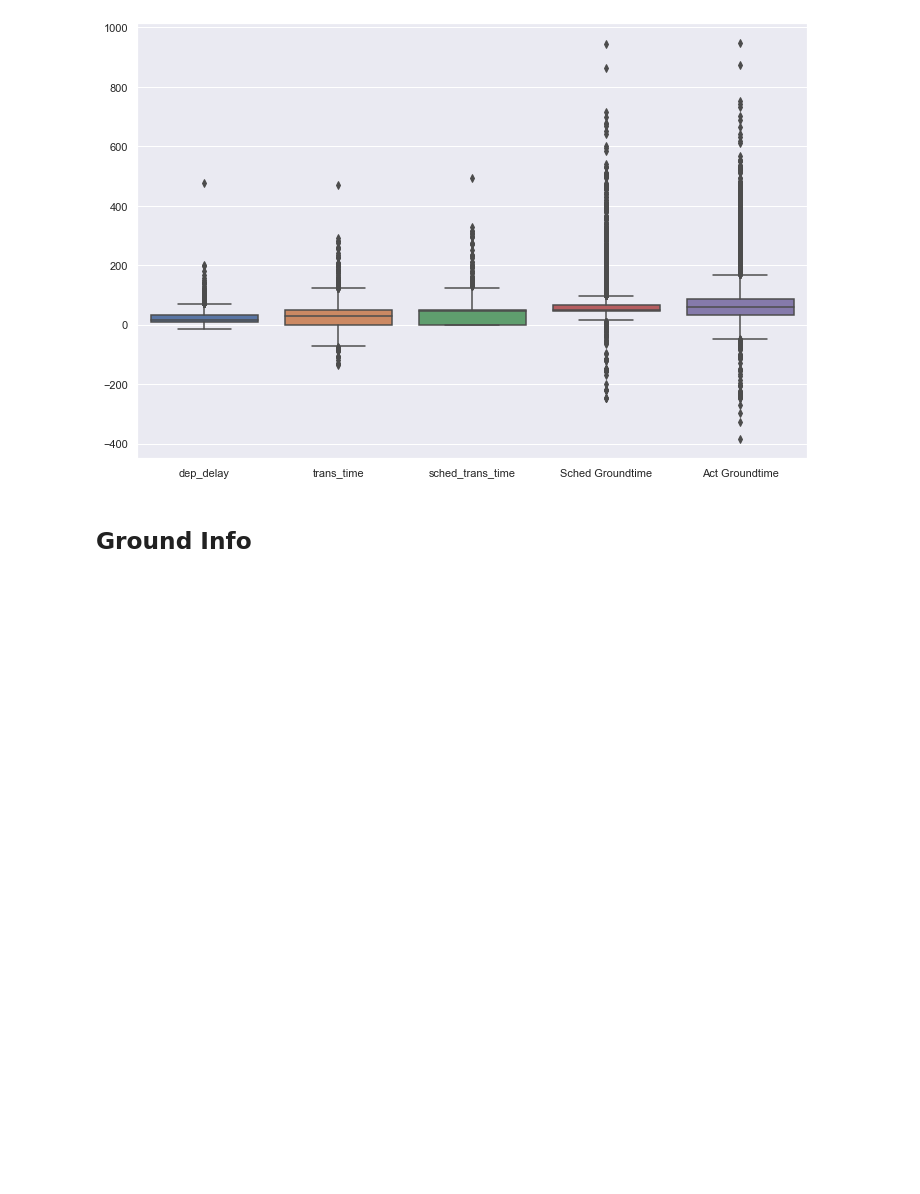
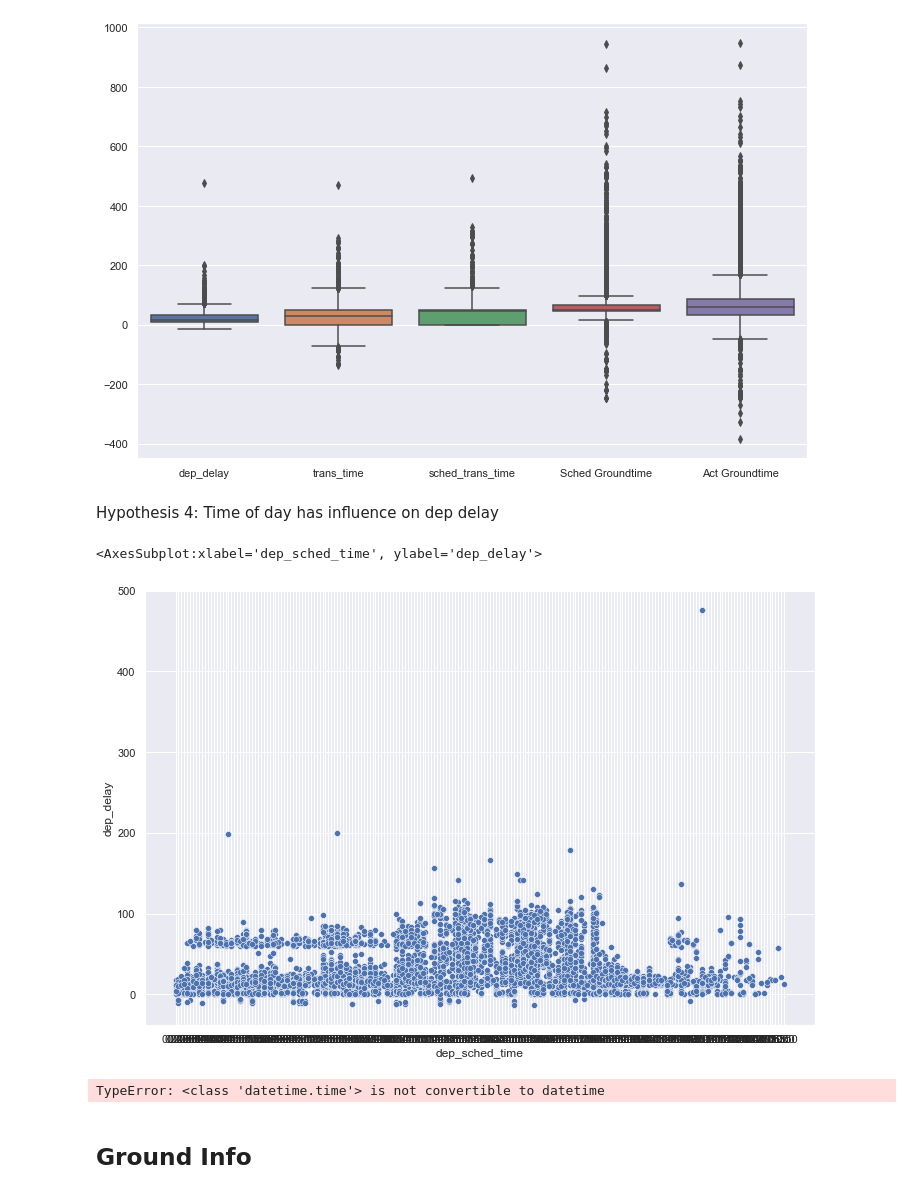
Before and after one commit to Paul1911/Delay-Prediction, a Jupyter notebook: notebooks/model_engineering.ipynb, the cells around one changed output. Cells and saved outputs as stored; diff of their text form; code cells hidden in the pictures; blank space fills up the shorter version.

```diff
--- a/notebooks/model_engineering.ipynb
+++ b/notebooks/model_engineering.ipynb
@@ -25,3 +94,13 @@ def na_count(df):
     '''Takes a Pandas dataframe as input and returns NA-Values per attribute.'''
     for attribute in df.columns:
         print(str(attribute) + " NAs: " + str(df[attribute].isna().sum()) + "(" + str(round(df[attribute].isna().sum() / df[attribute].count() *100, 2)) + "%)" )
+# %%
+# Read files
+
+flt_info = pd.read_csv('../data/raw/flight_information.csv', index_col = 0)
+ground_info = pd.read_csv('../data/raw/ground_information.csv', index_col = 0)
+
+# Variable type conversions
+flt_info['m_offblockdt'] = pd.to_datetime(flt_info['m_offblockdt'])
+flt_info['arr_sched_time'] = pd.to_datetime(flt_info['arr_sched_time'])
+flt_info['dep_sched_time'] = pd.to_datetime(flt_info['dep_sched_time'])
@@ -101,6 +237,26 @@ sns.boxplot(data = flt_info.drop(['leg_no'], axis = 1))
 # %% [output]
 <AxesSubplot:>
 [figure]
+# %% [markdown]
+Hypothesis 4: Time of day has influence on dep delay
+# %%
+sns.scatterplot(x=flt_info['dep_sched_time'], y=flt_info['dep_delay'])
+# %% [output]
+<AxesSubplot:xlabel='dep_sched_time', ylabel='dep_delay'>
+[figure, added]
+# %%
+from datetime import datetime
+#Create offblock time
+flt_info['m_offblock_time'] = flt_info['m_offblockdt'].dt.time
+# Variable conversion to datetime
+flt_info['m_offblock_time'] = pd.to_datetime(flt_info['m_offblock_time'])
+
+# Create true departure delay
+#flt_info['true_dep_delay'] = flt_info['m_offblock_time']-flt_info['dep_sched_time']
+flt_info.dtypes
+flt_info['m_offblock_time']
+# %% [output]
+TypeError: <class 'datetime.time'> is not convertible to datetime
 # %% [markdown]
  ## Ground Info
 # %%
```
Also changed, not shown: parts of 14 cells of this notebook.
